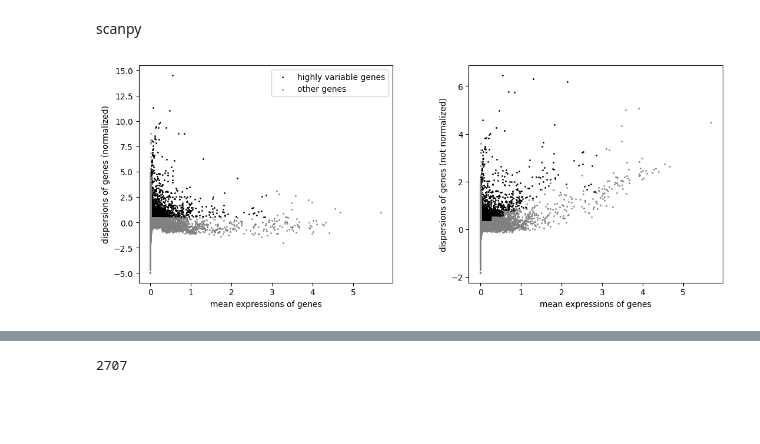
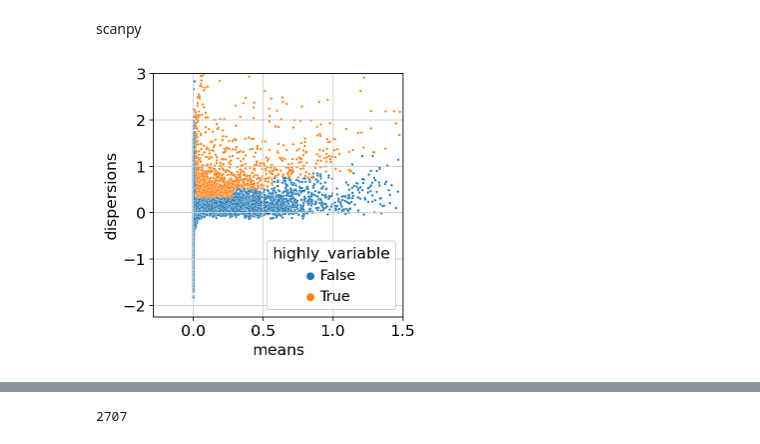
Before and after one commit to WhiteLabGenomics/terraPipelines, a Jupyter notebook: notebook/optimus_hvg.ipynb, the cells around one changed output, grey strips where cells are left out. Saved outputs shown, nothing was run; the diff lists cells and outputs as text; code cells hidden in the pictures; blank space fills up the shorter version.

```diff
--- a/notebook/optimus_hvg.ipynb
+++ b/notebook/optimus_hvg.ipynb
@@ -86,7 +70,12 @@ sc.pp.highly_variable_genes(adata, min_mean=0.0125, max_mean=3, min_disp=0.5, la
-# %%
-sc.pl.highly_variable_genes(adata) #sc.pl.highly_variable_genes(adata, save='_HVG.pdf')
-# %% [output]
-[figure, removed]
+# %%
+ax = sns.scatterplot(
+    data=adata.var, x="means", y="dispersions", hue="highly_variable", s=5
+)
+ax.set_xlim(None, 1.5)
+ax.set_ylim(None, 3)
+plt.show()
+# %% [output]
+[figure, added]
 # %%
 # visualization: using sns
 fig, (ax1, ax2) = plt.subplots(1, 2, figsize=(12, 6))
```
Also changed, not shown: parts of 23 cells of this notebook.
